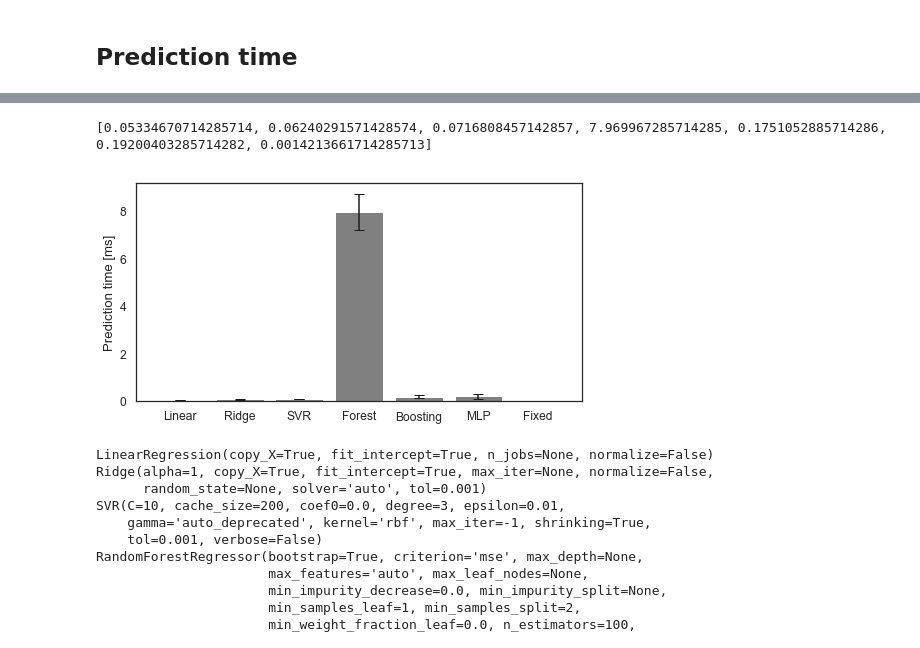
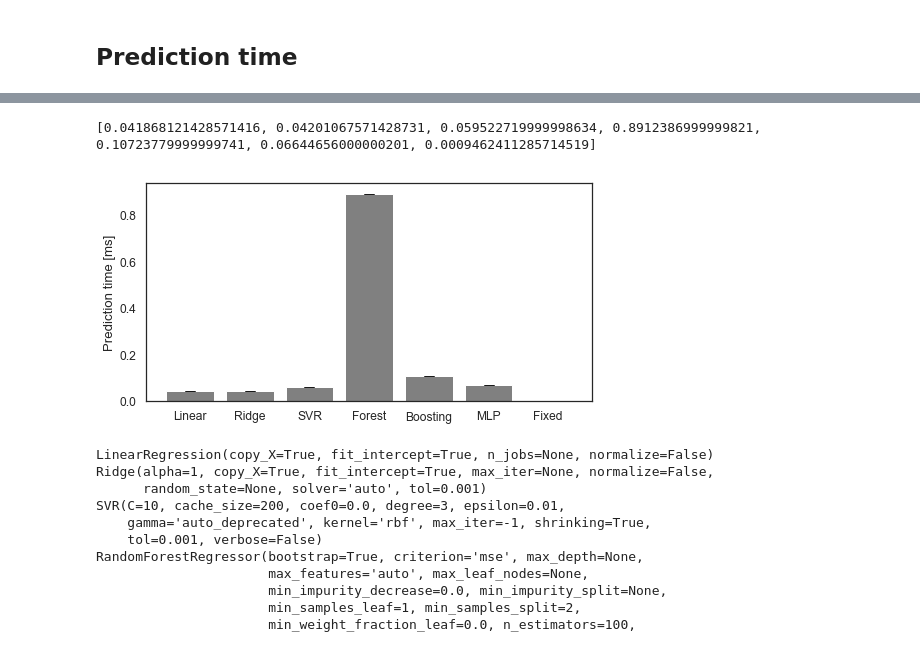
Before and after one commit to CN-UPB/ml-for-resource-allocation, a Jupyter notebook: runtime.ipynb, the cells around one changed output, grey strips where cells are left out. Saved outputs shown, nothing was run; the diff lists cells and outputs as text; code cells hidden in the pictures.

Commit message:
use previous placement times

```diff
--- a/runtime.ipynb
+++ b/runtime.ipynb
@@ -179,7 +179,7 @@ def training_times(models, X, y, scaler):
     return times
 # %%
 labels = ['Linear', 'Ridge', 'SVR', 'Forest', 'Boosting', 'MLP', 'Fixed']
-models = [LinearRegression(), Ridge(), SVR(verbose=True), RandomForestRegressor(),
+models = [LinearRegression(), Ridge(), SVR(verbose=True), RandomForestRegressor(n_estimators=10),
           GradientBoostingRegressor(), MLPRegressor(max_iter=1500),
           FixedModel(fixed_value=0.8)]
 model_names = [type(model).__name__ for model in models]
@@ -232,11 +233,17 @@ FixedModel
 # %%
 all_times_ms = [[i * 1000.0 / t.loops for i in t.all_runs] for t in times]
+
+# there were some changes in RandomForest in sklearn that affect prediction times
+# these are the times from the original paper:
+# see https://github.com/CN-UPB/ml-for-resource-allocation/blob/54e9bc744bbe830b74a668fcf6dbc2eaa5ce5d69/runtime.ipynb
+all_times_ms = [0.041868121428571416, 0.04201067571428731, 0.059522719999998634, 0.8912386999999821, 0.10723779999999741,
+                0.06644656000000201, 0.0009462411285714519]
 labels = ['Linear', 'Ridge', 'SVR', 'Forest', 'Boosting', 'MLP', 'Fixed']
 
 barplot(all_times_ms, labels, ylabel="Prediction time [ms]", filename='prediction_times')
 # %% [output]
-[0.05334670714285714, 0.06240291571428574, 0.0716808457142857, 7.969967285714285, 0.1751052885714286, 0.19200403285714282, 0.0014213661714285713]
+[0.041868121428571416, 0.04201067571428731, 0.059522719999998634, 0.8912386999999821, 0.10723779999999741, 0.06644656000000201, 0.0009462411285714519]
-[figure, old version]
+[figure, new version]
 # %%
 for model in models:
     print(model)
```
Also changed, not shown: parts of 3 cells of this notebook, 3 other files.
